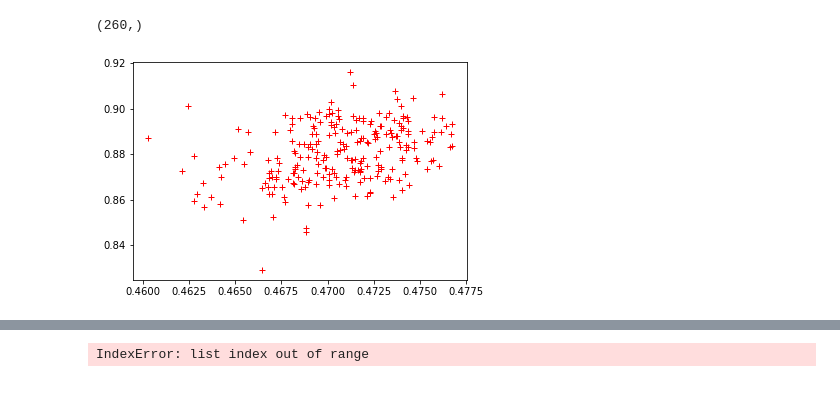
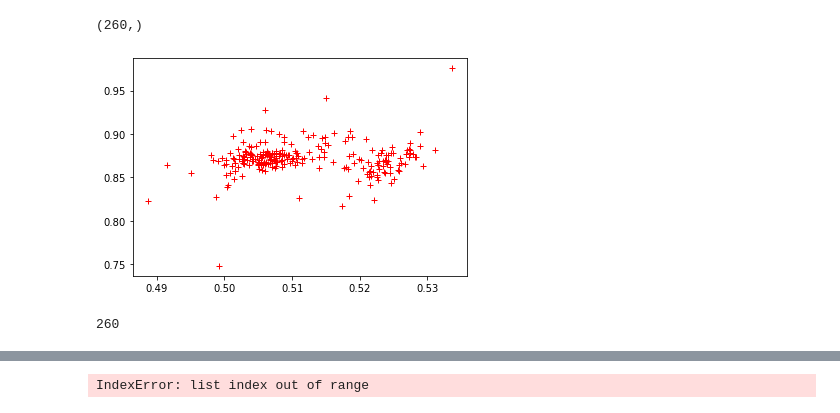
Before and after one commit to IExistSometimes/TIFF-An-y, a Jupyter notebook: Mapper.ipynb, the cells around one changed output, grey strips where cells are left out. Cells and saved outputs as stored; diff of their text form; code cells hidden in the pictures.

Commit message:
End of day 020324
Faster tuning method
First attempt at using only the best data to make the regressions in the mapper

```diff
--- a/Mapper.ipynb
+++ b/Mapper.ipynb
@@ -58,7 +58,9 @@ if make_guideline_fig == 1:
 # %%
 #np.floor(image.shape[0]/10)
 # %%
-raw_probe_data = pd.read_csv('C:/Users/rwfbl/Mapping data/John1_profiles_cleaned.csv')
-row_cleaned = raw_probe_data[0:260] #For some reason there were three extra rows of nans and 2 columns
+raw_probe_data = pd.read_csv('C:/Users/rwfbl/Mapping data/all_profiles_cleaned.csv')
+row_cleaned = raw_probe_data #For some reason there were three extra rows of nans and 2 columns
 column_cleaned = row_cleaned.iloc[:,0:14]
-probe_data = column_cleaned
+
+#probe_data = column_cleaned.loc[np.r_[0:200, 806:866], :] #For John1
+probe_data = column_cleaned.loc[np.r_[200:400, 869:929], :] #For John3
@@ -106,3 +115,24 @@ do_all_profiles = np.array([0,1,2])
 #Short profile image [710, 3130],[1083, 3262]
 #Long profile image [11939, 6116], [1167, 2126]
 #Medium profile image [5435,7005], [4743,1039]
+
+profile_start_numbers = np.array([0,100,200])
+image_end_points = np.array([(11939,6116), (1167,2126), (5435,7005),(4743,1039),(710,3130),(1083, 3262)])
+image_calibration_points = image_end_points
+placeholder = []
+for i in range(len(profile_start_numbers)-1):
+    placeholder.append((probe_data.X_stage[profile_start_numbers[i]:profile_start_numbers[i]+1],probe_data.Y_stage[profile_start_numbers[i]:profile_start_numbers[i]+1]))
+    placeholder.append((probe_data.X_stage[profile_start_numbers[i+1]-1:profile_start_numbers[i+1]],probe_data.Y_stage[profile_start_numbers[i+1]-1:profile_start_numbers[i+1]]))
+placeholder.append((probe_data.X_stage[profile_start_numbers[len(profile_start_numbers)-1]:profile_start_numbers[len(profile_start_numbers)-1]+1],probe_data.Y_stage[profile_start_numbers[len(profile_start_numbers)-1]:profile_start_numbers[len(profile_start_numbers)-1]+1]))
+placeholder.append((probe_data.X_stage[len(probe_data)-1:len(probe_data)],probe_data.Y_stage[len(probe_data)-1:len(probe_data)]))
+placeholder = np.array(placeholder)
+stage_calibration_points = []
+for i in range(len(placeholder)):
+    stage_calibration_points.append((placeholder[i, 0, 0], placeholder[i, 1, 0]))
+stage_calibration_points = np.array(stage_calibration_points)
+
+#calibrated_end_points = np.array([[11839.0, 6004.0],[1333.0, 2218.0],[5360.0, 7121.0],[4919.0, 897.0],[755.0, 3320.0],[1261.0, 3238.0]]) #play = 200 John3 arith 25x lwremoved
+calibrated_end_points = np.array([[11833.0, 5982.0],[1131.0, 2240.0],[5348.0, 7028.0],[4907.0, 1122.0],[872.0, 2975.0],[1155.0, 3370.0]]) #play = 200 John3 geo 25x lwremoved
+
+
+do_all_profiles = np.array([0,1,2])
@@ -154,7 +194,7 @@ for i in range(len(stage_calibration_points)):
     image_cal_points_for_opt.append(image_calibration_points[i][0])
     image_cal_points_for_opt.append(image_calibration_points[i][1])
 # %%
-image = np.array(plt.imread('offset_fixed_rerun_lwremoved.png'))
+image = np.array(plt.imread('John3_geo_25x_lwremoved.png'))
 
 probe_x_list = probe_data.iloc[:,9]
 #print(probe_x_list[0]) #for checking that the right column was selected
@@ -166,7 +206,7 @@ for i in range(len(probe_data.iloc[:,9])):
 probe_points = np.array(probe_points)
 #probe_y_list[0]
 anorthite_list = np.array((probe_data.iloc[:,4]/40.078)/((probe_data.iloc[:,4]/40.078)+(probe_data.iloc[:,1]/22.990)+(probe_data.iloc[:,6]/39.098)))
-dist_list = np.array(probe_data.iloc[:,12])
+dist_list = np.array(probe_data.iloc[:,12]).astype(float)
 #parameter_bundle = curvefit_parameter_bundle
 #probe_points_placed = transformer(probe_points, parameter_bundle[0], parameter_bundle[1], parameter_bundle[2], parameter_bundle[3])
 
@@ -422,32 +607,36 @@ anorthite_list.shape
 # %%
 search_size = 3
 intensity_list = []
 for i in range(len(probe_points_placed)):
     #print(probe_points_placed[i][0],' ',probe_points_placed[i][1])
     intensity_list.append(get_brightness(int(probe_points_placed[i][0]),int(probe_points_placed[i][1]), search_size))
 
 clean_list_entries = []
 for i in range(len(probe_points_placed)):
-    if intensity_list[i] >0.46 and intensity_list[i] <250/256 and anorthite_list[i]>0.6 and anorthite_list[i]<1.0:
+    if intensity_list[i] >0.4 and intensity_list[i] <0.54 and anorthite_list[i]>0.6 and anorthite_list[i]<1.0:
         clean_list_entries.append(i)
 
 #xlim=[0.3,0.6], ylim=[0.8,0.9]
 fig, ax = plt.subplots(1,1)
 intensity_array = np.array(intensity_list)
 clean_intensity_array = intensity_array[clean_list_entries]
 anorthite_array = np.array(anorthite_list)
 clean_anorthite_array = anorthite_array[clean_list_entries]
 clean_x_array = np.array(probe_points_placed)[clean_list_entries, 0]
 clean_y_array = np.array(probe_points_placed)[clean_list_entries, 1]
 
 
 clean_set = np.array([clean_intensity_array, clean_anorthite_array, clean_x_array, clean_y_array])
 ax.plot(clean_intensity_array,clean_anorthite_array, 'r+')
-#ax.set_xlim(0.45*255,0.5*255)
+#ax.set_xlim(0.48,0.55)
 #ax.set_ylim(0.8,0.93)
 plt.show()
 # %% [output]
-[figure, old version]
+[figure, new version]
+# %%
+len(probe_points_placed)
+# %% [output]
+260
 # %%
 #print("X")
 #for i in range(len(clean_intensity_array)):
```
Also changed, not shown: parts of 51 cells of this notebook, 3 other files.
